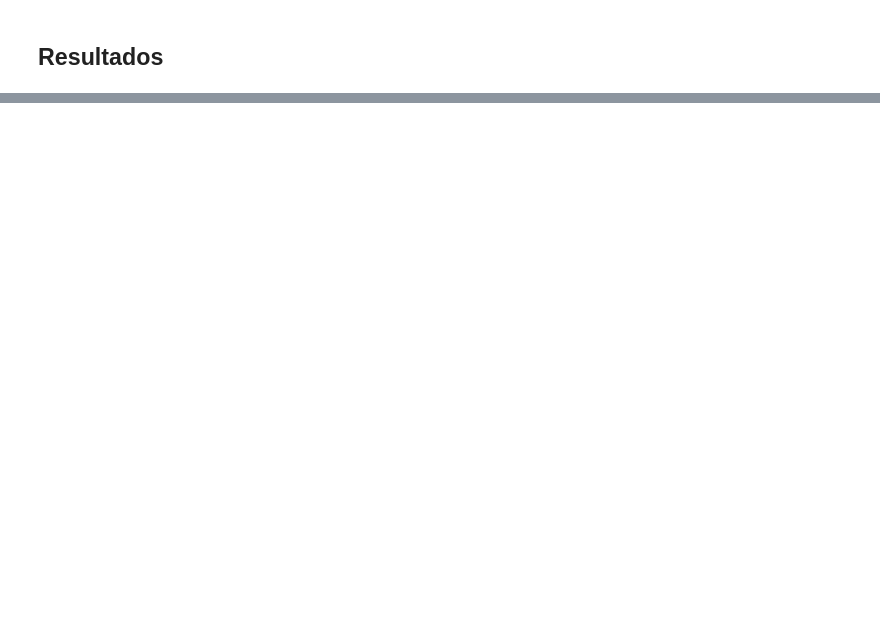
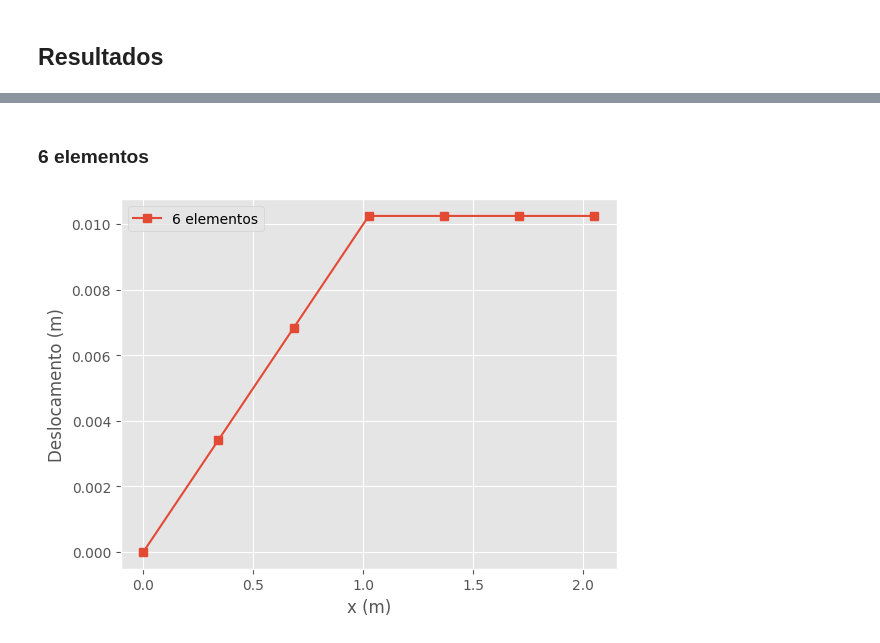
Before and after one commit to antoniomedeiros1/MAC008-Lista-1, a Jupyter notebook: 04-Exercicio4.ipynb, the cells around one changed output, grey strips where cells are left out. Drawn from its saved outputs; the diff is of its cells as text; code cells hidden in the pictures; blank space fills up the shorter version.

```diff
--- a/04-Exercicio4.ipynb
+++ b/04-Exercicio4.ipynb
@@ -328,18 +328,18 @@ $\displaystyle \left[\begin{matrix}0\\0\\0\\P\\0\\0\\0\end{matrix}\right]$
 # %% [markdown]
 ### Substituindo valores
 # %%
-K2 = K_G.subs({
+K6 = K_G.subs({
     EA: 10**5,
     L: 41/20
 })
-display(K2)
+display(K6)
 # %% [output]
 $\displaystyle \left[\begin{matrix}1.0 & 0 & 0 & 0 & 0 & 0 & 0\\0 & 585365.853658537 & -292682.926829268 & 0 & 0 & 0 & 0\\0 & -292682.926829268 & 585365.853658537 & -292682.926829268 & 0 & 0 & 0\\0 & 0 & -292682.926829268 & 585365.853658537 & -292682.926829268 & 0 & 0\\0 & 0 & 0 & -292682.926829268 & 585365.853658537 & -292682.926829268 & 0\\0 & 0 & 0 & 0 & -292682.926829268 & 585365.853658537 & -292682.926829268\\0 & 0 & 0 & 0 & 0 & -292682.926829268 & 292682.926829268\end{matrix}\right]$
 # %%
-F2 = F.subs({
+F6 = F.subs({
     P: 10**3
 })
-display(F2)
+display(F6)
 # %% [output]
 $\displaystyle \left[\begin{matrix}0\\0\\0\\1000\\0\\0\\0\end{matrix}\right]$
 # %% [markdown]
@@ -351,0 +347,3 @@ $\displaystyle \left[\begin{matrix}0\\0.00341666666666667\\0.00683333333333333\\
+# %%
+u6 = K6.inv() * F6
+display(u6)
@@ -353,0 +380,11 @@ $\displaystyle \left[\begin{matrix}0\\0.00341666666666667\\0.00683333333333333\\
+# %% [markdown]
+### 6 elementos
+# %%
+plt.plot([i*L/6 for i in range(7)], u6, '-s', label='6 elementos')
+
+plt.xlabel('x (m)')
+plt.ylabel('Deslocamento (m)')
+plt.legend()
+plt.show()
+# %% [output]
+[figure, added]
```
Also changed, not shown: parts of 11 cells of this notebook.
